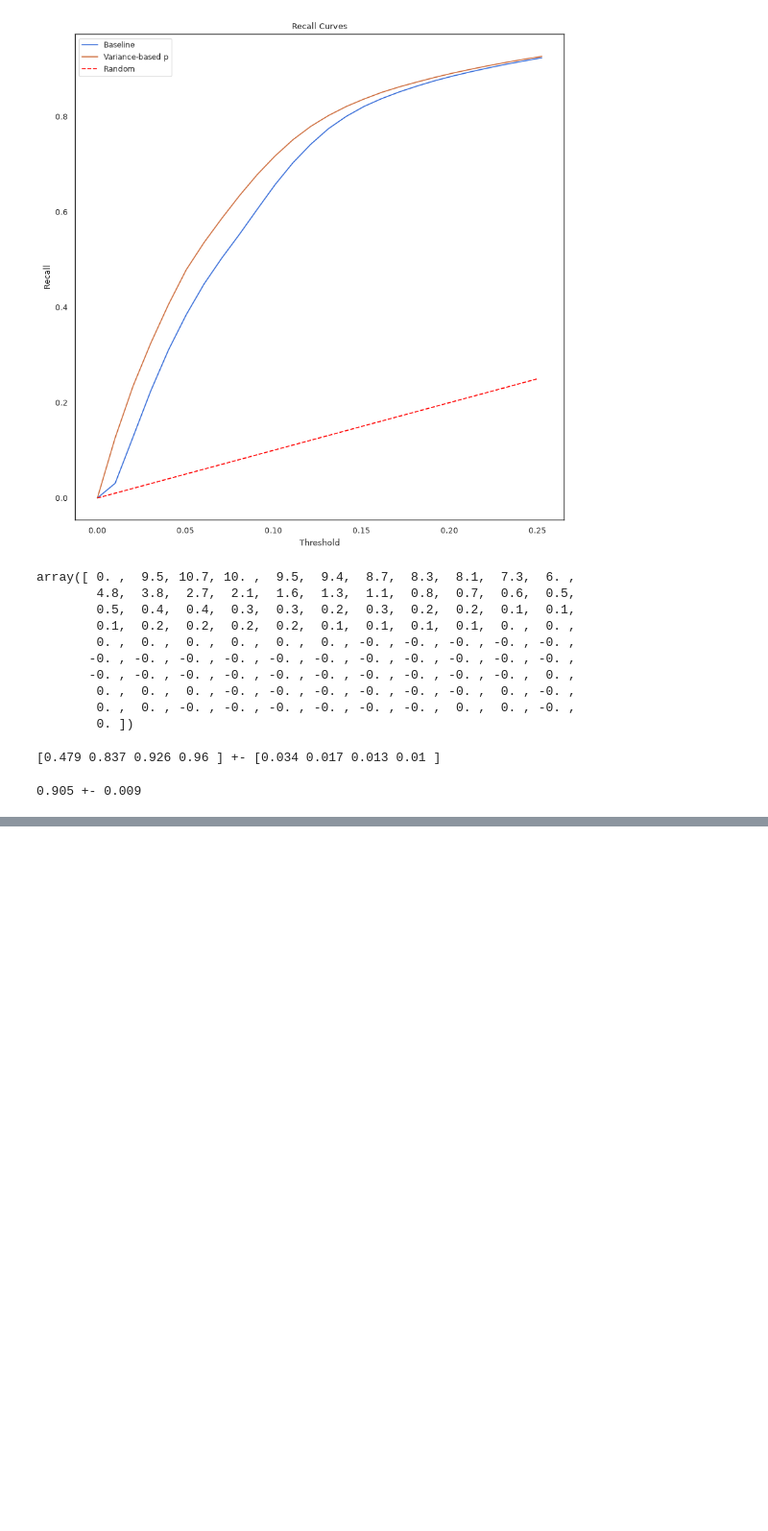
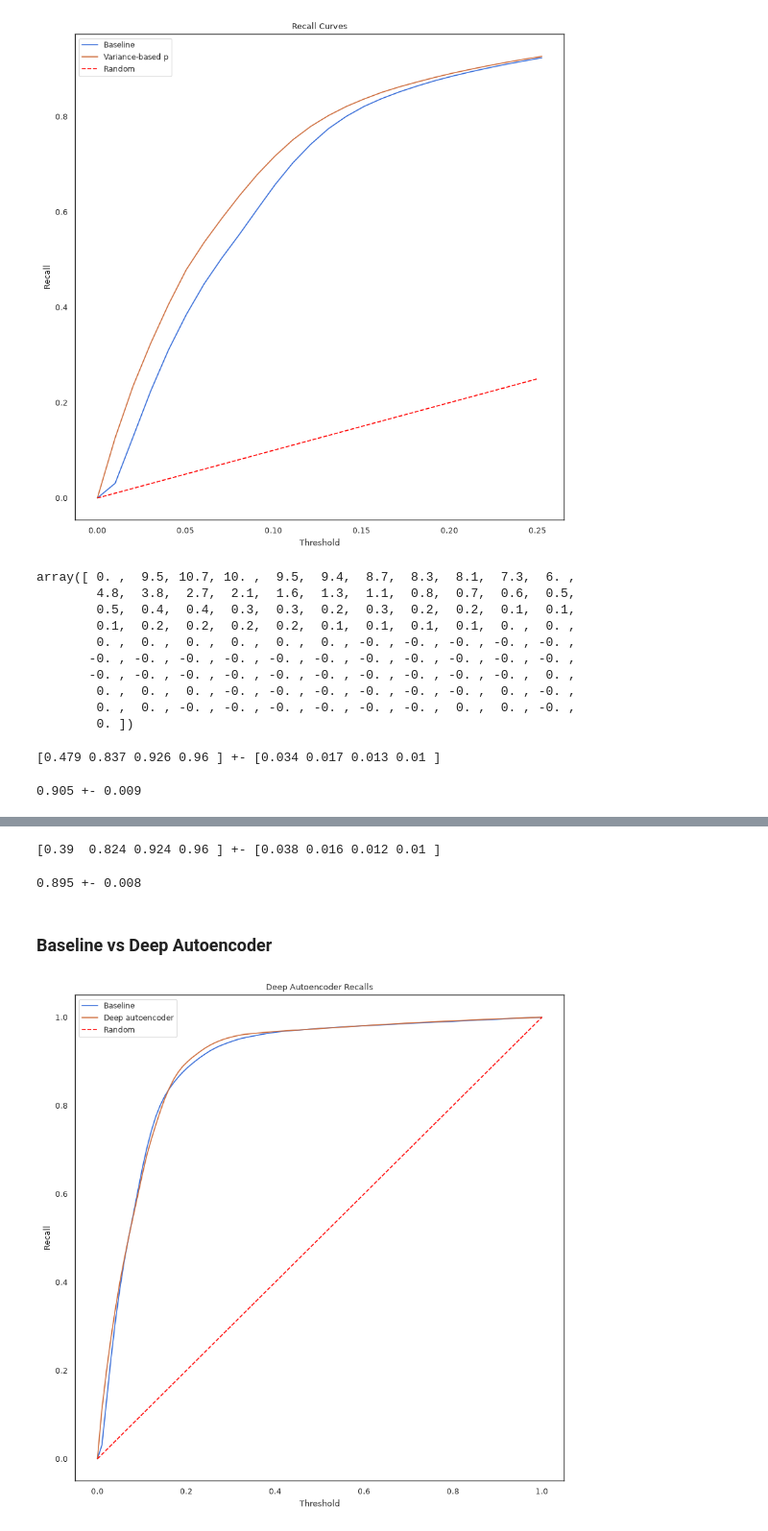
Before and after one commit to T-im4i-k/Active-Learning-for-Email-Interaction-Dynamics, a Jupyter notebook: src/email_outreach/notes/all.ipynb, the cells around one changed output, grey strips where cells are left out. Shown at 96% size. Cells and saved outputs as stored; diff of their text form; code cells hidden in the pictures; blank space fills up the shorter version.

```diff
--- a/src/email_outreach/notes/all.ipynb
+++ b/src/email_outreach/notes/all.ipynb
@@ -688,0 +737,29 @@ np.float64(0.008567833761162347)
+# %%
+report_recalls(cutoff_recalls)
+# %% [output]
+[0.39  0.824 0.924 0.96 ] +- [0.038 0.016 0.012 0.01 ]
+# %%
+report_recalls_auc(cutoff_recalls_auc)
+# %% [output]
+0.895 +- 0.008
+# %% [markdown]
+### Baseline vs Deep Autoencoder
+# %%
+plt.figure(figsize=(10, 10))
+
+plt.plot(np.linspace(start=0, stop=1, num=100), np.array(baseline_recalls).mean(axis=0), label="Baseline")
+
+plt.plot(np.linspace(start=0, stop=1, num=100), np.array(deep_autoencoder_recalls).mean(axis=0),
+         label="Deep autoencoder")
+
+plt.plot([0,1], [0,1], label="Random", color = "red", linestyle = "--")
+
+plt.title("Deep Autoencoder Recalls")
+plt.xlabel("Threshold")
+plt.ylabel("Recall")
+plt.legend()
+
+plt.savefig("images/deep_autoencoder_recalls_0_1.png", bbox_inches="tight")
+# plt.show()
+# %% [output]
+[figure, added]
```
Also changed, not shown: parts of 12 cells of this notebook, 6 other files.
